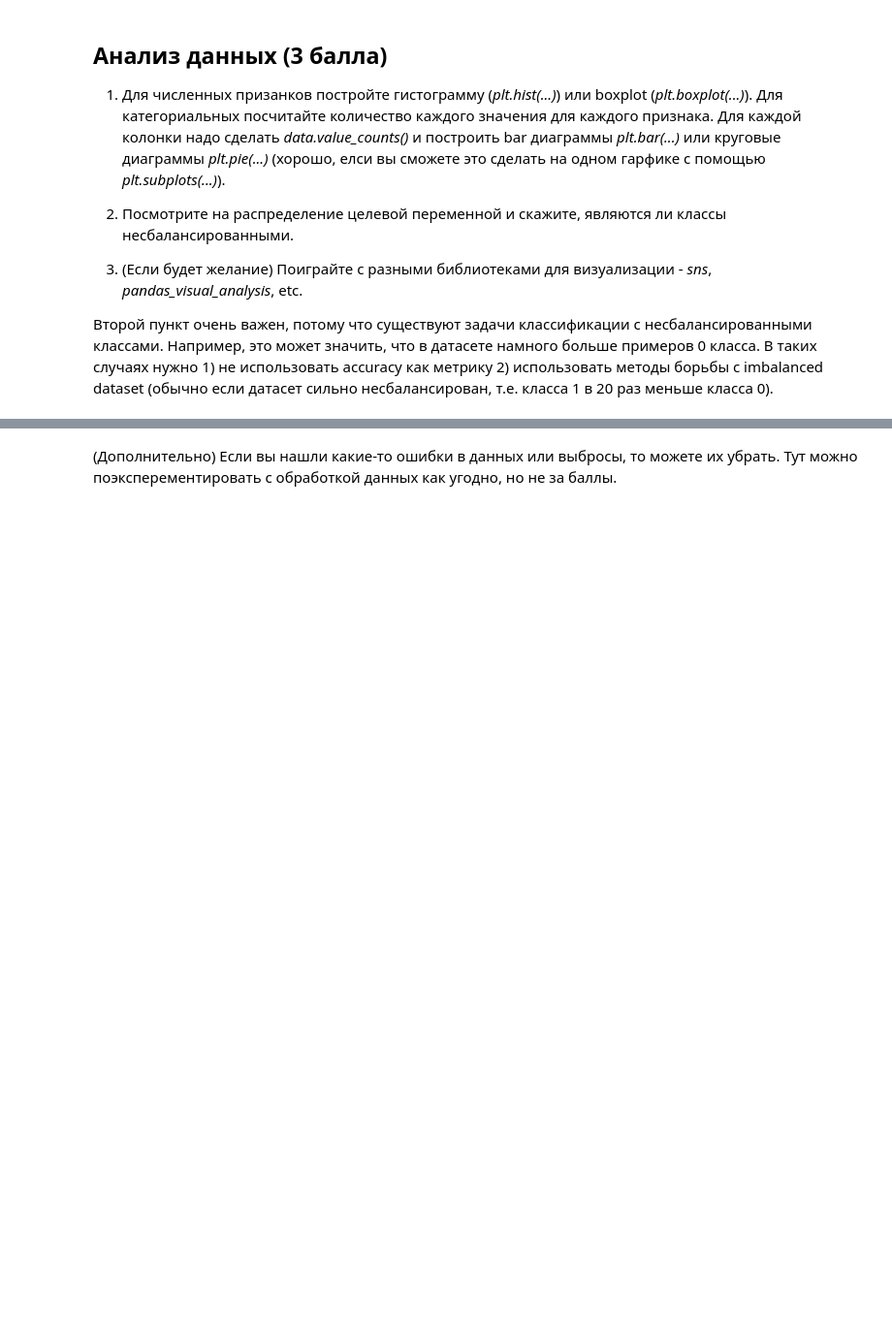
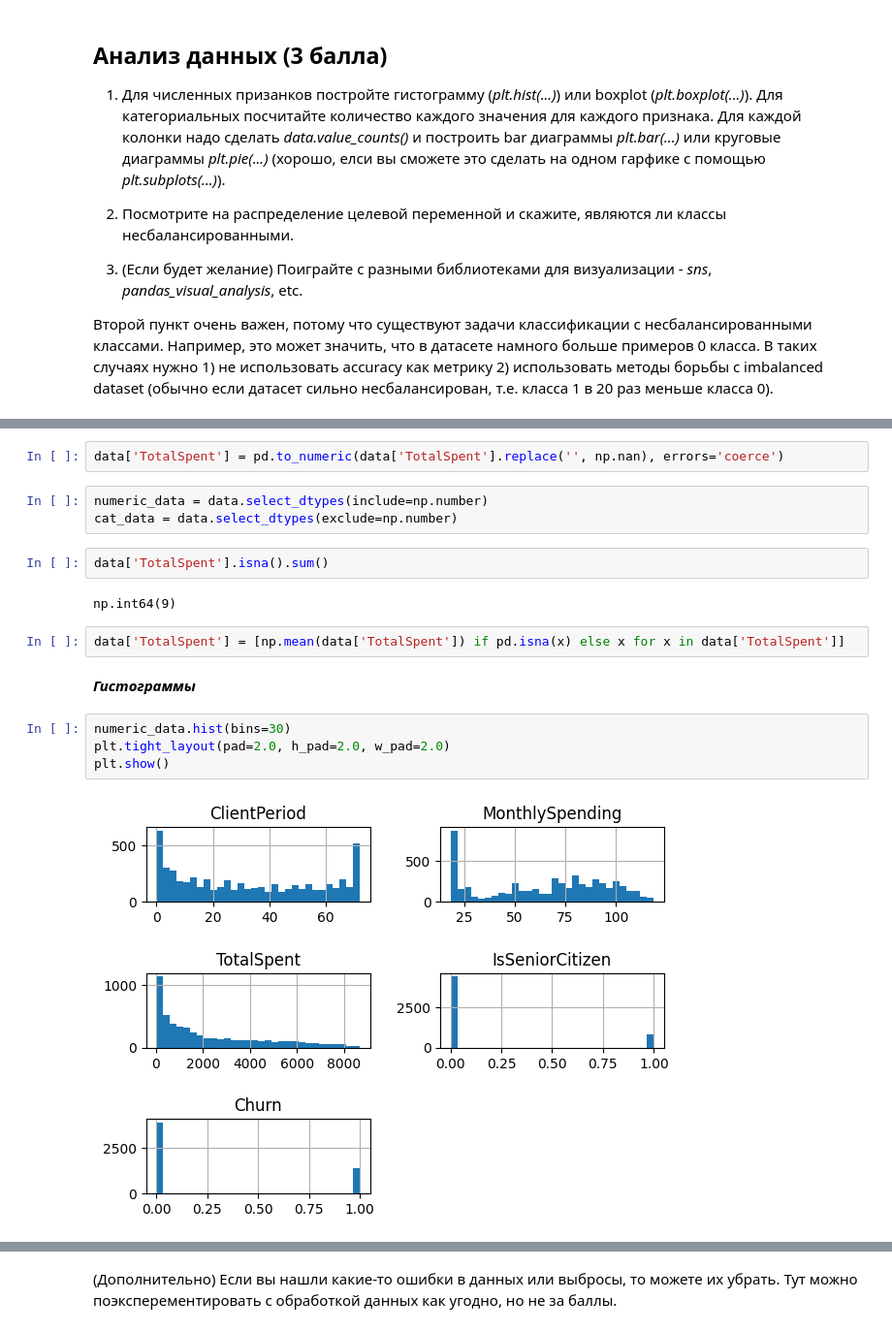
Before and after one commit to sofyakhlopkova/-1, a Jupyter notebook: week_03_composition_model_selection/Homework/hw_3_kaggle.ipynb, the cells around one changed output, grey strips where cells are left out. Shown at 97% size. Drawn from its saved outputs; the diff is of its cells as text; blank space fills up the shorter version.

```diff
--- a/week_03_composition_model_selection/Homework/hw_3_kaggle.ipynb
+++ b/week_03_composition_model_selection/Homework/hw_3_kaggle.ipynb
@@ -157,0 +270,19 @@ data.info()
+# %%
+data['TotalSpent'] = pd.to_numeric(data['TotalSpent'].replace('', np.nan), errors='coerce')
+# %%
+numeric_data = data.select_dtypes(include=np.number)
+cat_data = data.select_dtypes(exclude=np.number)
+# %%
+data['TotalSpent'].isna().sum()
+# %% [output]
+np.int64(9)
+# %%
+data['TotalSpent'] = [np.mean(data['TotalSpent']) if pd.isna(x) else x for x in data['TotalSpent']]
+# %% [markdown]
+***Гистограммы***
+# %%
+numeric_data.hist(bins=30)
+plt.tight_layout(pad=2.0, h_pad=2.0, w_pad=2.0)
+plt.show()
+# %% [output]
+[figure, added]
```
Also changed, not shown: parts of 35 cells of this notebook.
